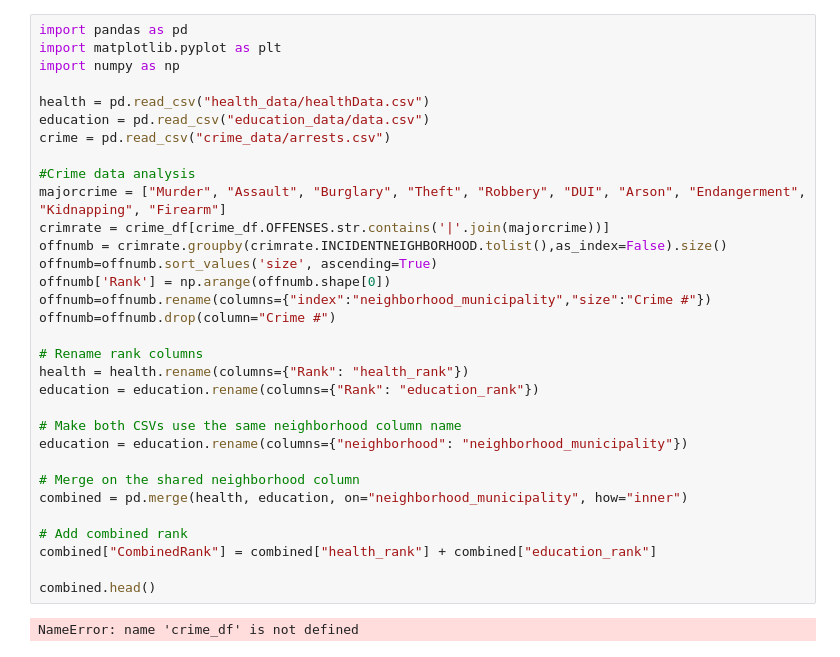
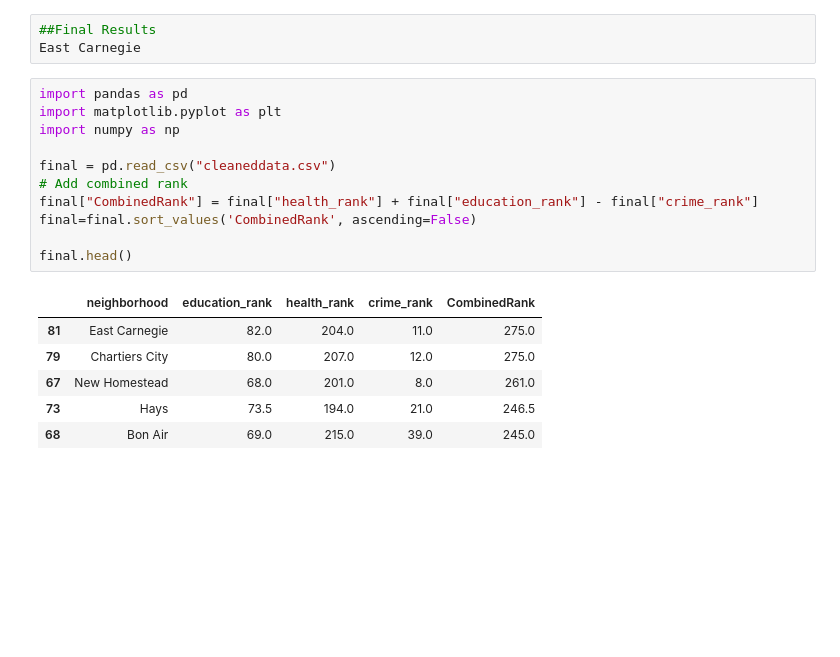
Before and after one commit to Enoch1103/Pittsburgh-best-neighborhood, a Jupyter notebook: FinalGroup.ipynb, the cells around one changed output. Saved outputs shown, nothing was run; the diff lists cells and outputs as text; blank space fills up the shorter version.

Commit message:
Final Analysis

```diff
--- a/FinalGroup.ipynb
+++ b/FinalGroup.ipynb
@@ -1,34 +1,21 @@
+# %%
+##Final Results
+East Carnegie
 # %%
 import pandas as pd
 import matplotlib.pyplot as plt
 import numpy as np
 
-health = pd.read_csv("health_data/healthData.csv")
-education = pd.read_csv("education_data/data.csv")
-crime = pd.read_csv("crime_data/arrests.csv")
+final = pd.read_csv("cleaneddata.csv")
+# Add combined rank
+final["CombinedRank"] = final["health_rank"] + final["education_rank"] - final["crime_rank"]
+final=final.sort_values('CombinedRank', ascending=False)
 
-#Crime data analysis
-majorcrime = ["Murder", "Assault", "Burglary", "Theft", "Robbery", "DUI", "Arson", "Endangerment", "Kidnapping", "Firearm"]
-crimrate = crime_df[crime_df.OFFENSES.str.contains('|'.join(majorcrime))]
-offnumb = crimrate.groupby(crimrate.INCIDENTNEIGHBORHOOD.tolist(),as_index=False).size()
-offnumb=offnumb.sort_values('size', ascending=True)
-offnumb['Rank'] = np.arange(offnumb.shape[0])
-offnumb=offnumb.rename(columns={"index":"neighborhood_municipality","size":"Crime #"})
-offnumb=offnumb.drop(column="Crime #")
-
-# Rename rank columns
-health = health.rename(columns={"Rank": "health_rank"})
-education = education.rename(columns={"Rank": "education_rank"})
-
-# Make both CSVs use the same neighborhood column name
-education = education.rename(columns={"neighborhood": "neighborhood_municipality"})
-
-# Merge on the shared neighborhood column
-combined = pd.merge(health, education, on="neighborhood_municipality", how="inner")
-
-# Add combined rank
-combined["CombinedRank"] = combined["health_rank"] + combined["education_rank"]
-
-combined.head()
+final.head()
 # %% [output]
-NameError: name 'crime_df' is not defined
+|  | neighborhood | education_rank | health_rank | crime_rank | CombinedRank |
+| 81 | East Carnegie | 82.0 | 204.0 | 11.0 | 275.0 |
+| 79 | Chartiers City | 80.0 | 207.0 | 12.0 | 275.0 |
+| 67 | New Homestead | 68.0 | 201.0 | 8.0 | 261.0 |
+| 73 | Hays | 73.5 | 194.0 | 21.0 | 246.5 |
+| 68 | Bon Air | 69.0 | 215.0 | 39.0 | 245.0 |
```
Also changed, not shown: 2 other files.
